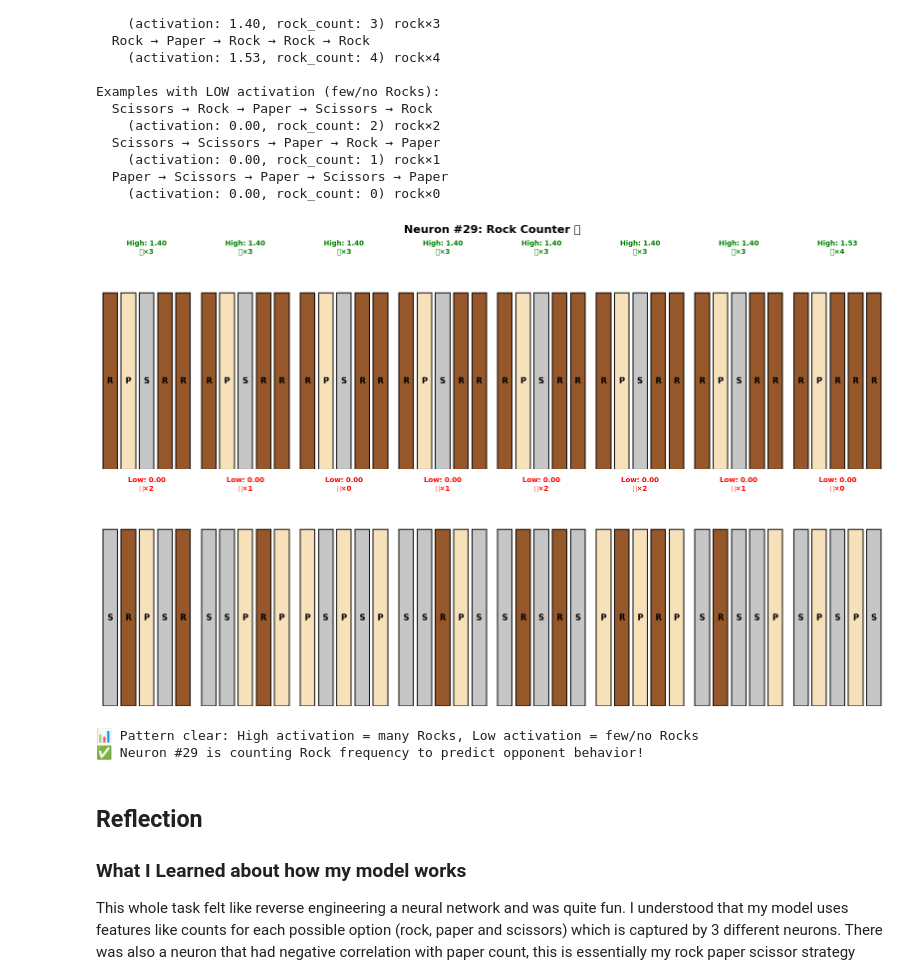
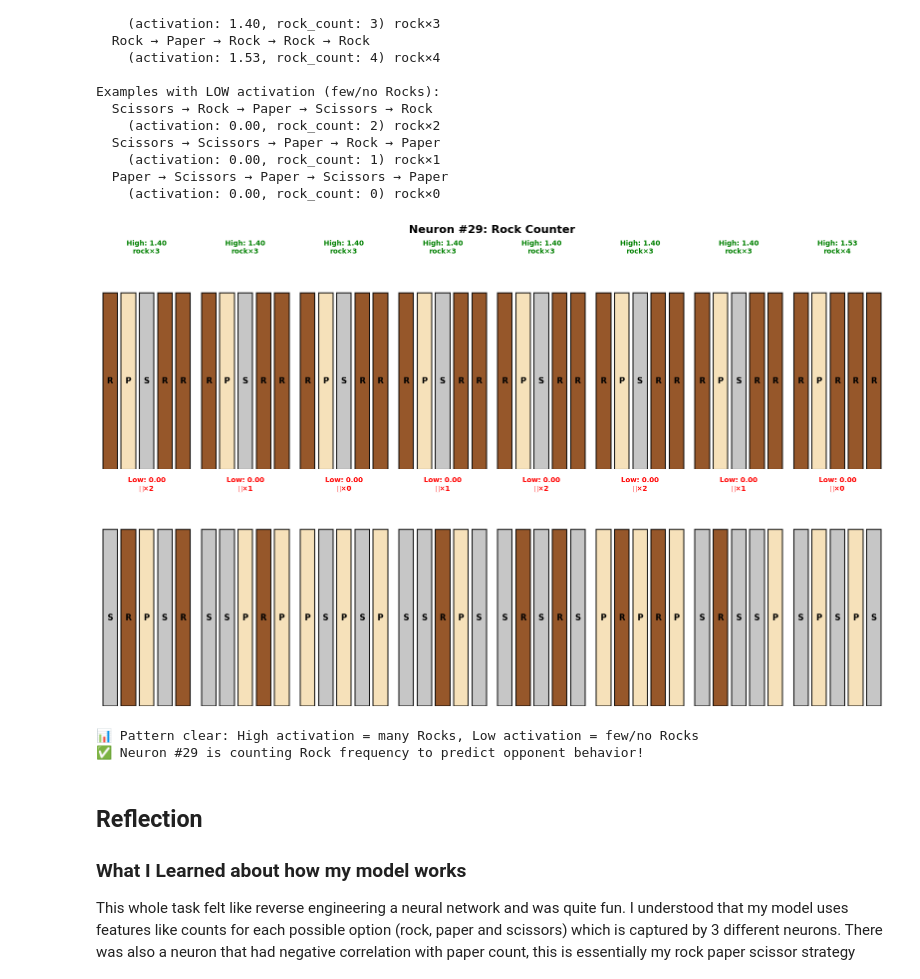
Before and after one commit to MrinalGoel643/XAI, a Jupyter notebook: rps_interpretability (1).ipynb, the cells around one changed output. Drawn from its saved outputs; the diff is of its cells as text; code cells hidden in the pictures.

```diff
--- a/rps_interpretability (1).ipynb
+++ b/rps_interpretability (1).ipynb
@@ -579,7 +576,7 @@ for i, idx in enumerate(high_act_indices):
     ax.set_ylim(0, 1.2)
     ax.set_xticks([])
     ax.set_yticks([])
-    ax.set_title(f'High: {activation:.2f}\n🪨×{rock_count}', fontsize=10, weight='bold', color='green')
+    ax.set_title(f'High: {activation:.2f}\nrock×{rock_count}', fontsize=10, weight='bold', color='green')
     ax.spines['top'].set_visible(False)
     ax.spines['right'].set_visible(False)
     ax.spines['bottom'].set_visible(False)
@@ -594,35 +591,35 @@ for i, idx in enumerate(low_act_indices):
 
     colors = [move_colors[move] for move in seq]
     ax.bar(range(5), [1]*5, color=colors, edgecolor='black', linewidth=1.5, alpha=0.9)
 
     # Just show R, P, or S
     for j, move in enumerate(seq):
         if move == 0:
             label = 'R'
         elif move == 1:
             label = 'P'
         else:
             label = 'S'
         ax.text(j, 0.5, label, ha='center', va='center',
                fontsize=12, weight='bold')
 
     ax.set_xlim(-0.5, 4.5)
     ax.set_ylim(0, 1.2)
     ax.set_xticks([])
     ax.set_yticks([])
-    ax.set_title(f'Low: {activation:.2f}\nrock×{rock_count}', fontsize=10, weight='bold', color='red')
+    ax.set_title(f'Low: {activation:.2f}\n🪨×{rock_count}', fontsize=10, weight='bold', color='red')
     ax.spines['top'].set_visible(False)
     ax.spines['right'].set_visible(False)
     ax.spines['bottom'].set_visible(False)
     ax.spines['left'].set_visible(False)
 
 plt.tight_layout()
 plt.show()
 
 print("\n📊 Pattern clear: High activation = many Rocks, Low activation = few/no Rocks")
 print("✅ Neuron #29 is counting Rock frequency to predict opponent behavior!")
 # %% [output]
-[figure, old version]
+[figure, new version]
 📊 Pattern clear: High activation = many Rocks, Low activation = few/no Rocks
 ✅ Neuron #29 is counting Rock frequency to predict opponent behavior!
 # %% [markdown]
```
Also changed, not shown: parts of 2 cells of this notebook.
